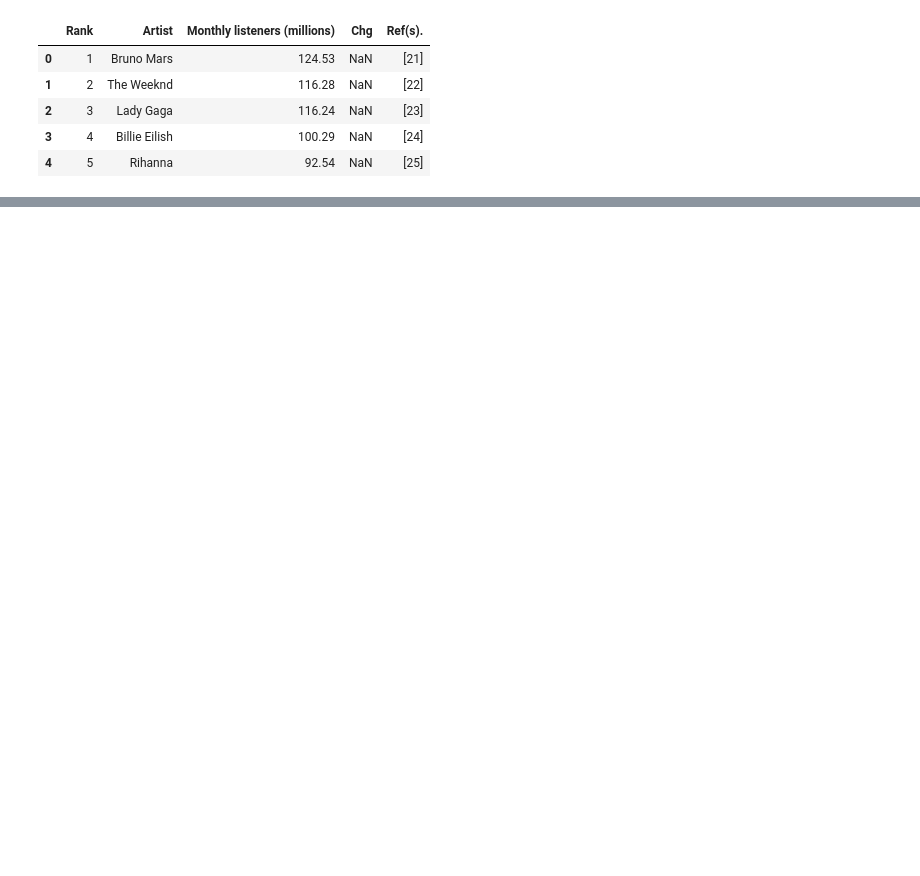
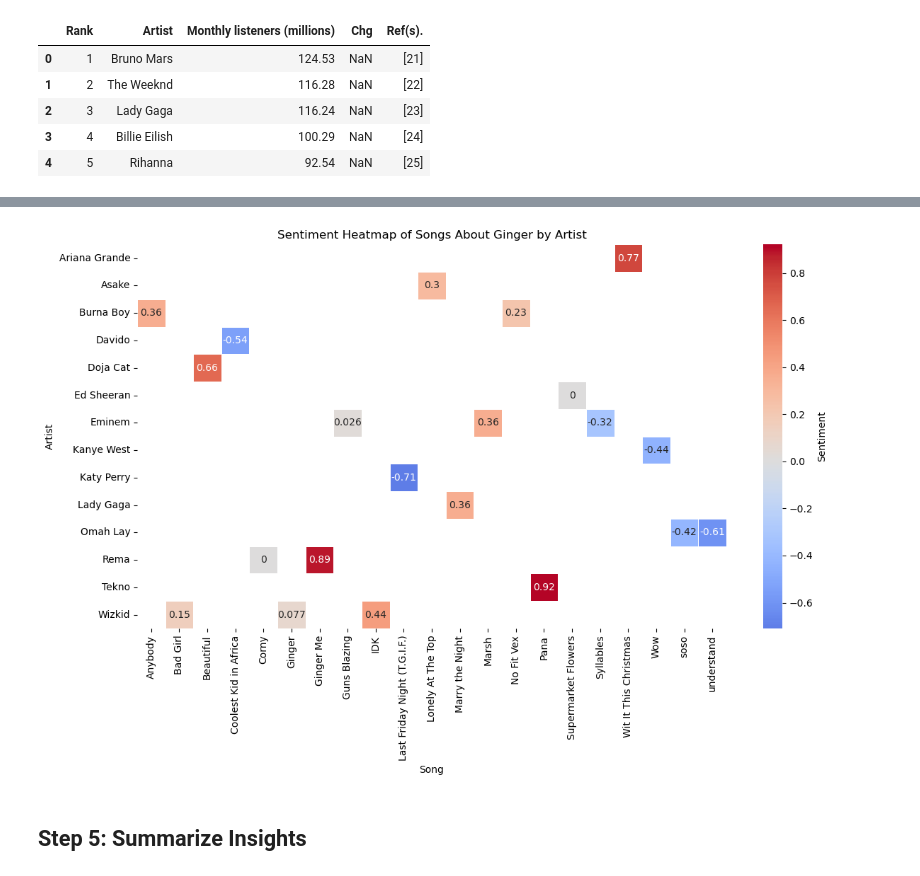
Before and after one commit to Pxavier263/ginger-analysis, a Jupyter notebook: Ginger_Analysis.ipynb, the cells around one changed output, grey strips where cells are left out. Drawn from its saved outputs; the diff is of its cells as text; code cells hidden in the pictures; blank space fills up the shorter version.

```diff
--- a/Ginger_Analysis.ipynb
+++ b/Ginger_Analysis.ipynb
@@ -155,3 +185,8 @@ df.tail()
 | 10 | Katy Perry | Last Friday Night (T.G.I.F.) | Warrant's out for my arrest Think... |
 | 11 | Kanye West | Wow | neighborhood block star Chi-Town,... |
 | 12 | Doja Cat | Beautiful | yet The cookie like a temple, you... |
+# %%
+# Remove rows with index 2 and 4 from foreign_top_artists
+foreign_top_artists = foreign_top_artists.drop([2, 4])
+foreign_top_artists.reset_index(drop=True, inplace=True)
+foreign_top_artists
@@ -157,0 +204,6 @@ df.tail()
+# %%
+# Merge filtered_nigerian_songs and foreign_top_artists on Artist, Song, and Lyrics columns
+combined_songs = pd.concat([filtered_nigerian_songs, foreign_top_artists], ignore_index=True)
+combined_songs.drop_duplicates(subset=['Artist', 'Song', 'Lyrics'], inplace=True)
+combined_songs.reset_index(drop=True, inplace=True)
+combined_songs
@@ -157,0 +253,9 @@ df.tail()
+# %%
+from vaderSentiment.vaderSentiment import SentimentIntensityAnalyzer
+
+sid_obj = SentimentIntensityAnalyzer()
+# %%
+# Calculate sentiment scores for each lyric in songs_about_ginger
+sentiment_scores = combined_songs['Lyrics'].apply(lambda x: sid_obj.polarity_scores(x)['compound'])
+combined_songs['Sentiment'] = sentiment_scores
+combined_songs[['Artist', 'Song', 'Lyrics','Sentiment']]
@@ -157,0 +280,19 @@ df.tail()
+# %%
+import seaborn as sns
+
+import matplotlib.pyplot as plt
+
+# Create a pivot table for the heatmap: rows=Artist, columns=Song, values=Sentiment
+heatmap_data = combined_songs.pivot(index='Artist', columns='Song', values='Sentiment')
+
+plt.figure(figsize=(12, 8))
+sns.heatmap(heatmap_data, annot=True, cmap='coolwarm', center=0, linewidths=0.5, cbar_kws={'label': 'Sentiment'})
+plt.title('Sentiment Heatmap of Songs About Ginger by Artist')
+plt.ylabel('Artist')
+plt.xlabel('Song')
+plt.tight_layout()
+plt.show()
+# %% [output]
+[figure, added]
+# %% [markdown]
+## Step 5: Summarize Insights
```
Also changed, not shown: parts of 10 cells of this notebook.
